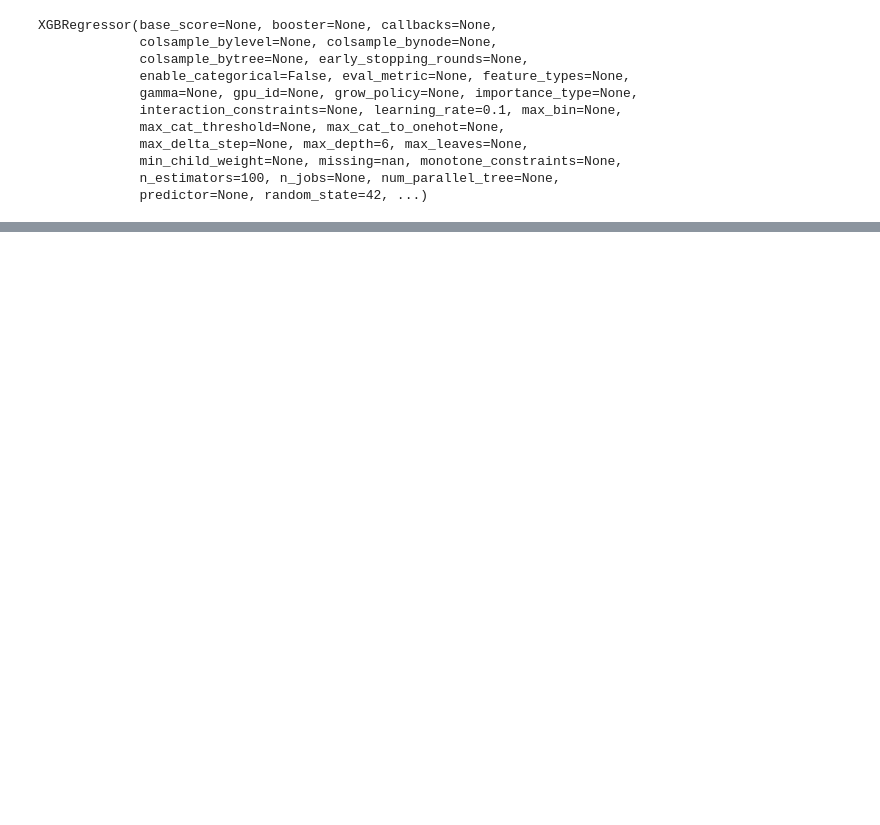
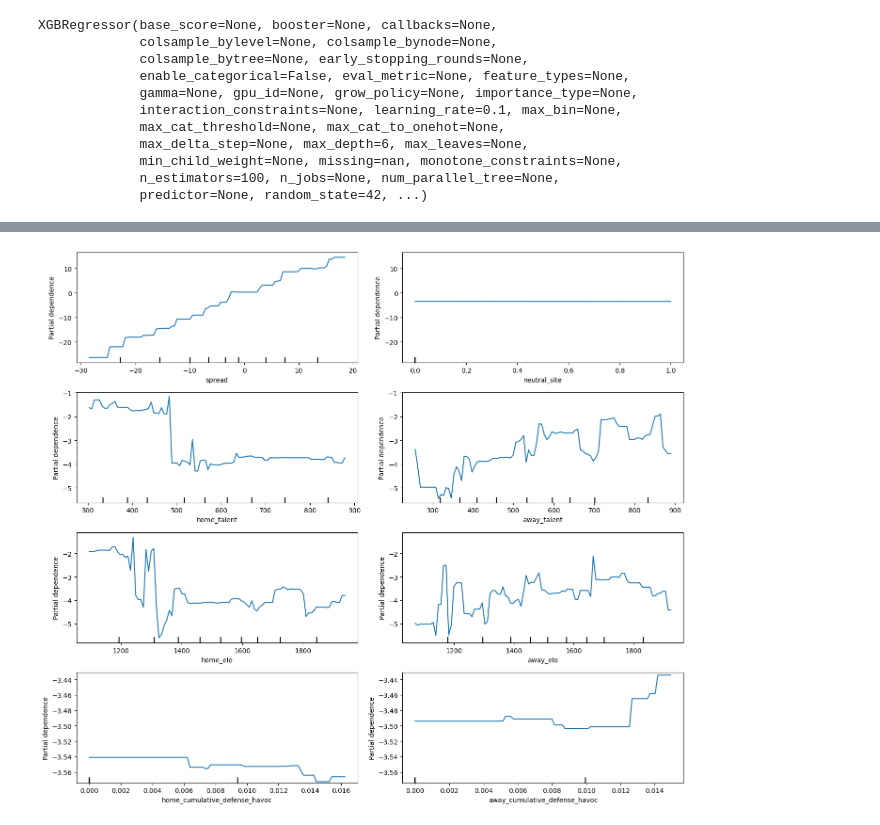
Before and after one commit to ty-hal/CFB-Point-Spread-Model, a Jupyter notebook: CFB_Model.ipynb, the cells around one changed output, grey strips where cells are left out. Cells and saved outputs as stored; diff of their text form; code cells hidden in the pictures; blank space fills up the shorter version.

```diff
--- a/CFB_Model.ipynb
+++ b/CFB_Model.ipynb
@@ -460,0 +475,37 @@ Root Mean Squared Error (RMSE) of SEC CV data: 16.71181615142318
+# %%
+# Create PDPs for specific features
+feature_groups = [
+    ["spread", "neutral_site"],
+    ["home_talent", "away_talent"],
+    ["home_elo", "away_elo"],
+    ["home_coaches_poll_points", "away_coaches_poll_points"],
+    ["home_ap_top_25_points", "away_ap_top_25_points"],
+    ["home_cumulative_turnovers", "away_cumulative_turnovers"],
+    ['home_cumulative_sacks', 'away_cumulative_sacks'],
+    ['home_cumulative_tackles_for_loss', 'away_cumulative_tackles_for_loss'],
+    ['home_cumulative_passingsTDs', 'away_cumulative_passingsTDs'],
+    ['home_cumulative_rushingTDs', 'away_cumulative_rushingTDs'],
+    ['home_cumulative_penalties', 'away_cumulative_penalties'],
+    ['home_cumulative_possession_time', 'away_cumulative_possession_time'],
+    ["home_cumulative_first_downs", "away_cumulative_first_downs"],
+    ['home_cumulative_offense_ppa','away_cumulative_offense_ppa'],
+    ['home_cumulative_defense_ppa', 'away_cumulative_defense_ppa'],
+    ['home_cumulative_offense_success_rate', 'away_cumulative_offense_success_rate'],
+    ['home_cumulative_defense_success_rate', 'away_cumulative_defense_success_rate'],
+    ['home_cumulative_offense_explosiveness', 'away_cumulative_offense_explosiveness'],
+    ['home_cumulative_defense_explosiveness', 'away_cumulative_defense_explosiveness'],
+    ['home_cumulative_offense_points_per_opportunity', 'away_cumulative_offense_points_per_opportunity'],
+    ['home_cumulative_defense_points_per_opportunity', 'away_cumulative_defense_points_per_opportunity'],
+    ['home_cumulative_offense_havoc', 'away_cumulative_offense_havoc'],
+    ['home_cumulative_defense_havoc', 'away_cumulative_defense_havoc']
+]
+height_per_plot = 3
+fig, axes = plt.subplots(len(feature_groups), 2, figsize=(14, 3 * len(feature_groups)))
+ax.set_title("Partial Dependency Plots for Home vs Away Features")
+
+for feature_pair in feature_groups:
+    PartialDependenceDisplay.from_estimator(model, X_cv, feature_pair, ax=axes[feature_groups.index(feature_pair)])
+
+plt.tight_layout()
+# %% [output]
+[figure, added]
```
Also changed, not shown: parts of 14 cells of this notebook, 1 other file.
